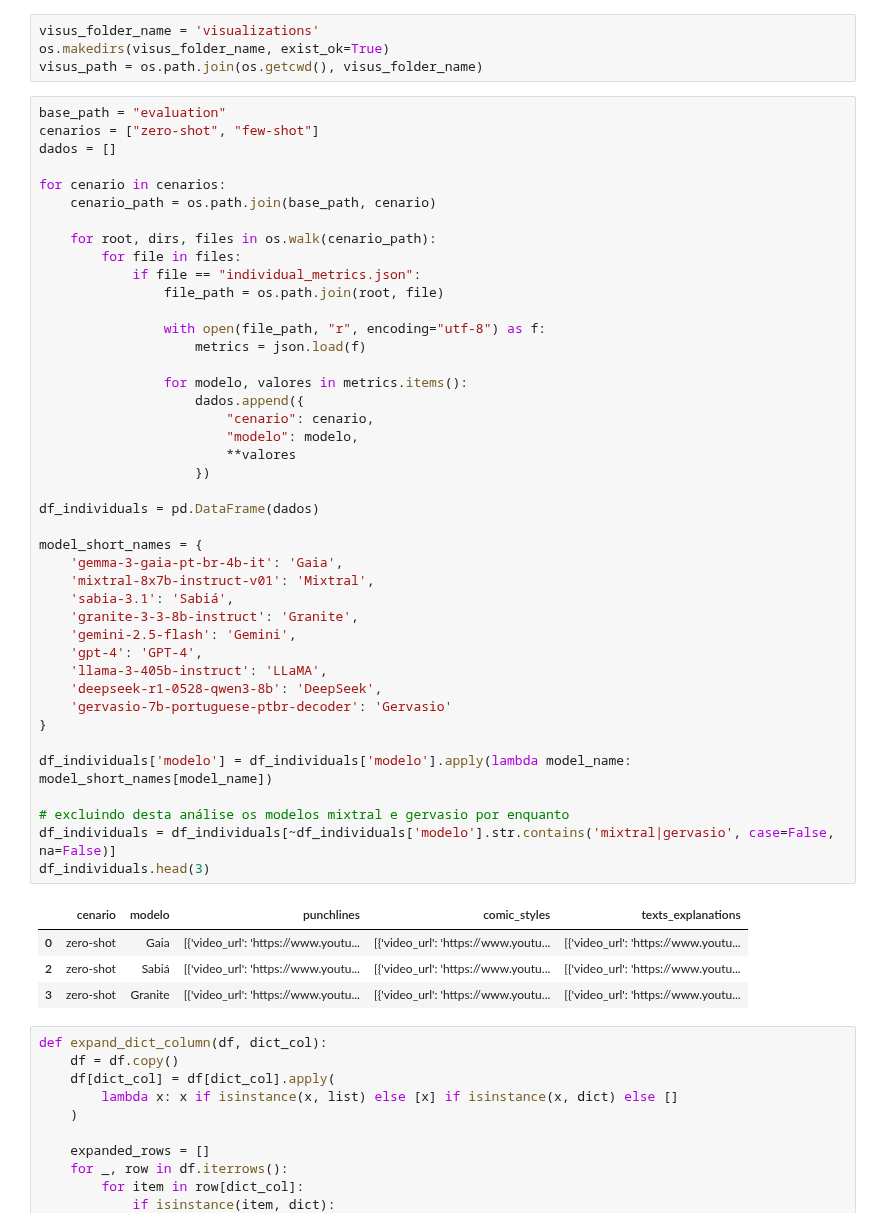
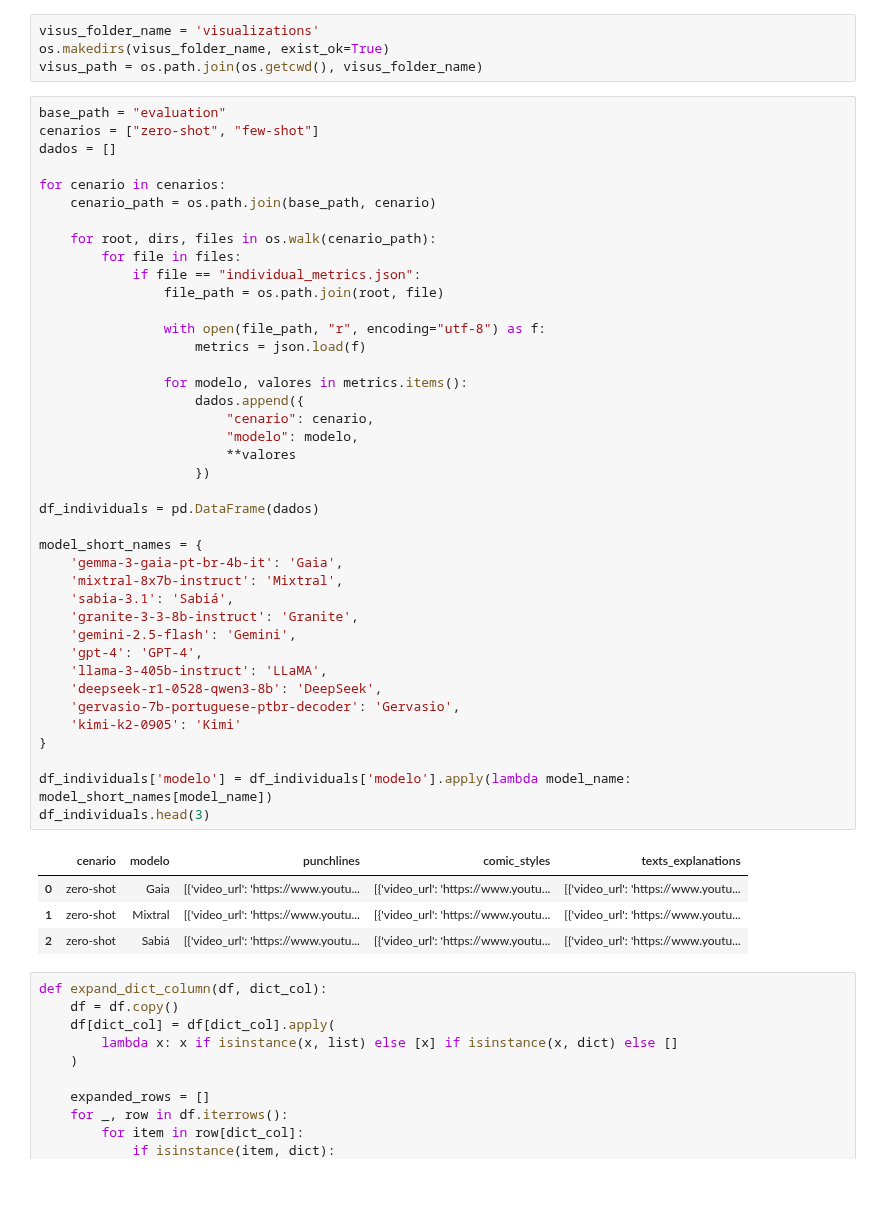
Before and after one commit to llm-pt-ibm/brazilian_northeast_humor_benchmark, a Jupyter notebook: qualitative_exploration.ipynb, the cells around one changed output. Drawn from its saved outputs; the diff is of its cells as text; blank space fills up the shorter version.

```diff
--- a/qualitative_exploration.ipynb
+++ b/qualitative_exploration.ipynb
@@ -44,40 +42,38 @@ for cenario in cenarios:
             if file == "individual_metrics.json":
                 file_path = os.path.join(root, file)
 
                 with open(file_path, "r", encoding="utf-8") as f:
                     metrics = json.load(f)
 
                 for modelo, valores in metrics.items():
                     dados.append({
                         "cenario": cenario,
                         "modelo": modelo,
                         **valores
                     })
 
 df_individuals = pd.DataFrame(dados)
 
 model_short_names = {
     'gemma-3-gaia-pt-br-4b-it': 'Gaia',
-    'mixtral-8x7b-instruct-v01': 'Mixtral',
+    'mixtral-8x7b-instruct': 'Mixtral',
     'sabia-3.1': 'Sabiá',
     'granite-3-3-8b-instruct': 'Granite',
     'gemini-2.5-flash': 'Gemini',
     'gpt-4': 'GPT-4',
     'llama-3-405b-instruct': 'LLaMA',
     'deepseek-r1-0528-qwen3-8b': 'DeepSeek',
-    'gervasio-7b-portuguese-ptbr-decoder': 'Gervasio'
+    'gervasio-7b-portuguese-ptbr-decoder': 'Gervasio',
+    'kimi-k2-0905': 'Kimi'
 }
 
 df_individuals['modelo'] = df_individuals['modelo'].apply(lambda model_name: model_short_names[model_name])
-
-# excluindo desta análise os modelos mixtral e gervasio por enquanto
-df_individuals = df_individuals[~df_individuals['modelo'].str.contains('mixtral|gervasio', case=False, na=False)]
 df_individuals.head(3)
 # %% [output]
 |  | cenario | modelo | punchlines | comic_styles | texts_explanations |
 | 0 | zero-shot | Gaia | [{'video_url': 'https://www.youtu... | [{'video_url': 'https://www.youtu... | [{'video_url': 'https://www.youtu... |
+| 1 | zero-shot | Mixtral | [{'video_url': 'https://www.youtu... | [{'video_url': 'https://www.youtu... | [{'video_url': 'https://www.youtu... |
 | 2 | zero-shot | Sabiá | [{'video_url': 'https://www.youtu... | [{'video_url': 'https://www.youtu... | [{'video_url': 'https://www.youtu... |
-| 3 | zero-shot | Granite | [{'video_url': 'https://www.youtu... | [{'video_url': 'https://www.youtu... | [{'video_url': 'https://www.youtu... |
 # %%
 def expand_dict_column(df, dict_col):
     df = df.copy()
```
Also changed, not shown: parts of 4 cells of this notebook, 3 other files.
